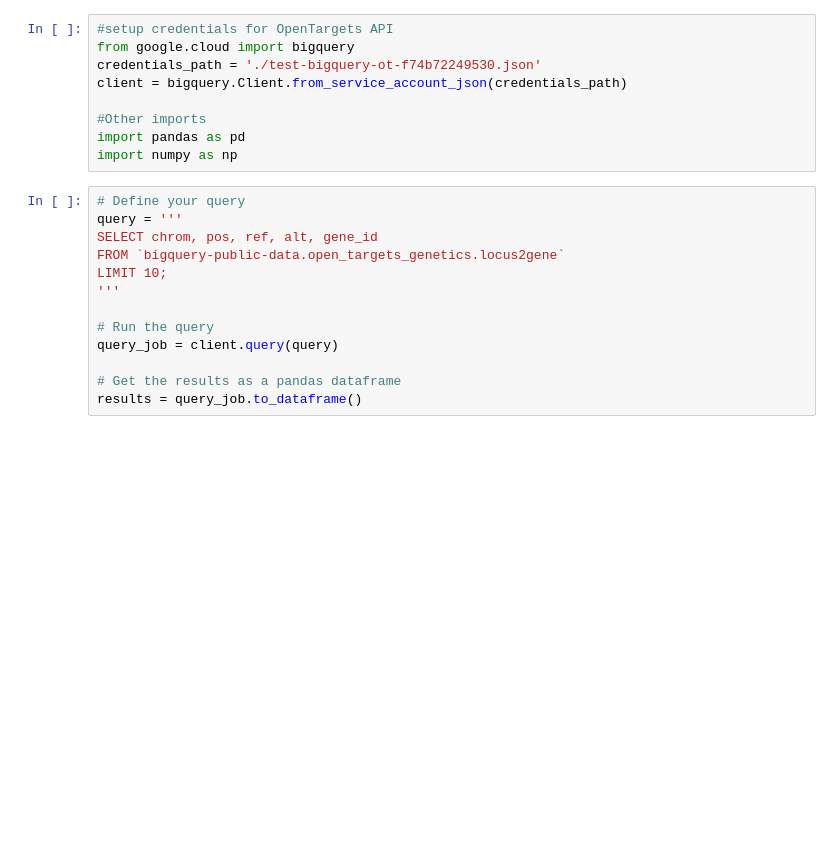
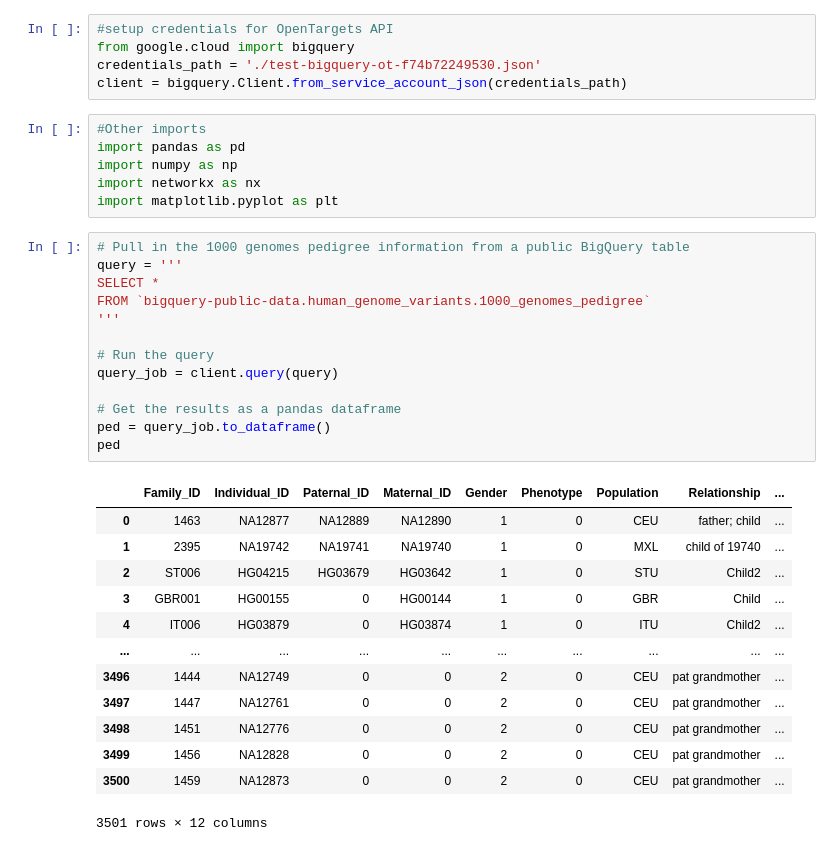
Before and after one commit to anderseng/Quick-Pedigree-Plotting, a Jupyter notebook: OpenTargetsDemo.ipynb, the cells around one changed output. Drawn from its saved outputs; the diff is of its cells as text; blank space fills up the shorter version.

```diff
--- a/OpenTargetsDemo.ipynb
+++ b/OpenTargetsDemo.ipynb
@@ -3,20 +3,36 @@
 from google.cloud import bigquery
 credentials_path = './test-bigquery-ot-f74b72249530.json'
 client = bigquery.Client.from_service_account_json(credentials_path)
-
-#Other imports
-import pandas as pd
-import numpy as np
+# %%
+#Other imports
+import pandas as pd
+import numpy as np
+import networkx as nx
+import matplotlib.pyplot as plt
 # %%
-# Define your query
+# Pull in the 1000 genomes pedigree information from a public BigQuery table
 query = '''
-SELECT chrom, pos, ref, alt, gene_id
-FROM `bigquery-public-data.open_targets_genetics.locus2gene`
-LIMIT 10;
+SELECT *
+FROM `bigquery-public-data.human_genome_variants.1000_genomes_pedigree`
 '''
 
 # Run the query
 query_job = client.query(query)
 
 # Get the results as a pandas dataframe
-results = query_job.to_dataframe()
+ped = query_job.to_dataframe()
+ped
+# %% [output]
+|  | Family_ID | Individual_ID | Paternal_ID | Maternal_ID | Gender | Phenotype | Population | Relationship | ... |
+| 0 | 1463 | NA12877 | NA12889 | NA12890 | 1 | 0 | CEU | father; child | ... |
+| 1 | 2395 | NA19742 | NA19741 | NA19740 | 1 | 0 | MXL | child of 19740 | ... |
+| 2 | ST006 | HG04215 | HG03679 | HG03642 | 1 | 0 | STU | Child2 | ... |
+| 3 | GBR001 | HG00155 | 0 | HG00144 | 1 | 0 | GBR | Child | ... |
+| 4 | IT006 | HG03879 | 0 | HG03874 | 1 | 0 | ITU | Child2 | ... |
+| ... | ... | ... | ... | ... | ... | ... | ... | ... | ... |
+| 3496 | 1444 | NA12749 | 0 | 0 | 2 | 0 | CEU | pat grandmother | ... |
+| 3497 | 1447 | NA12761 | 0 | 0 | 2 | 0 | CEU | pat grandmother | ... |
+| 3498 | 1451 | NA12776 | 0 | 0 | 2 | 0 | CEU | pat grandmother | ... |
+| 3499 | 1456 | NA12828 | 0 | 0 | 2 | 0 | CEU | pat grandmother | ... |
+| 3500 | 1459 | NA12873 | 0 | 0 | 2 | 0 | CEU | pat grandmother | ... |
+3501 rows × 12 columns
```
Also changed, not shown: parts of 5 cells of this notebook.
